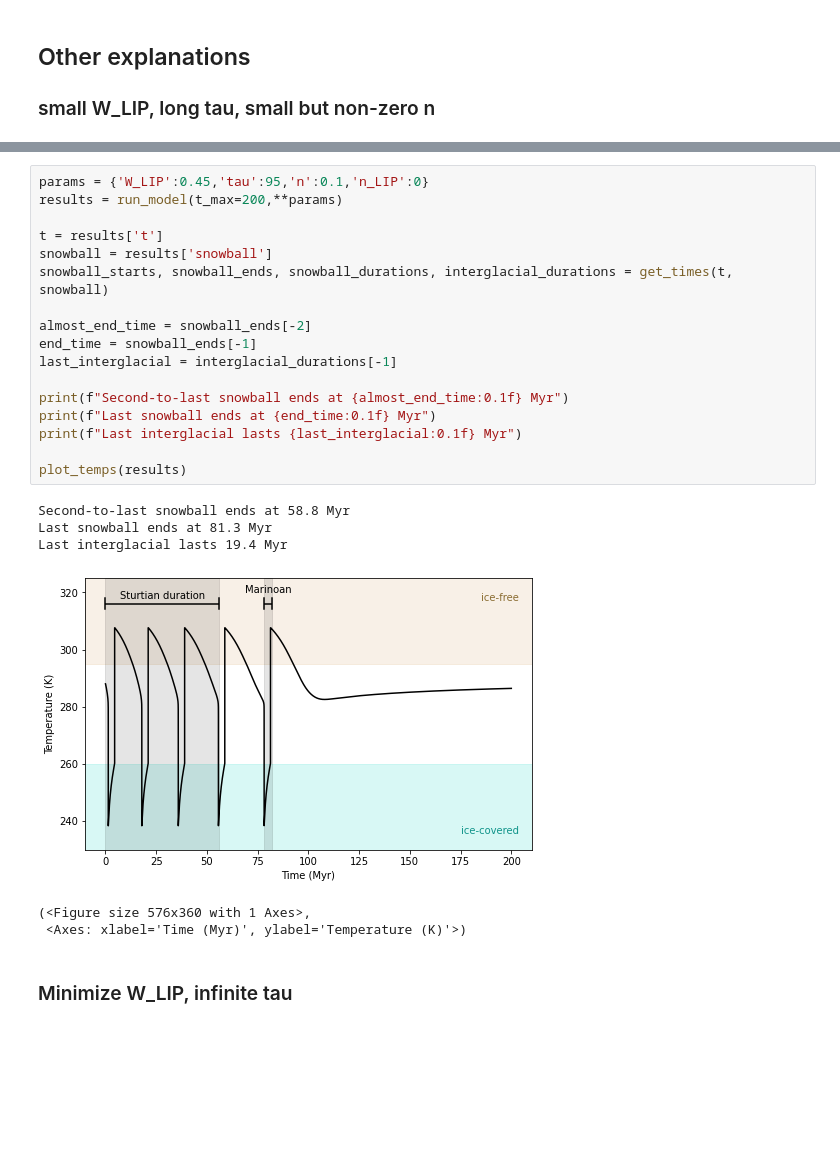
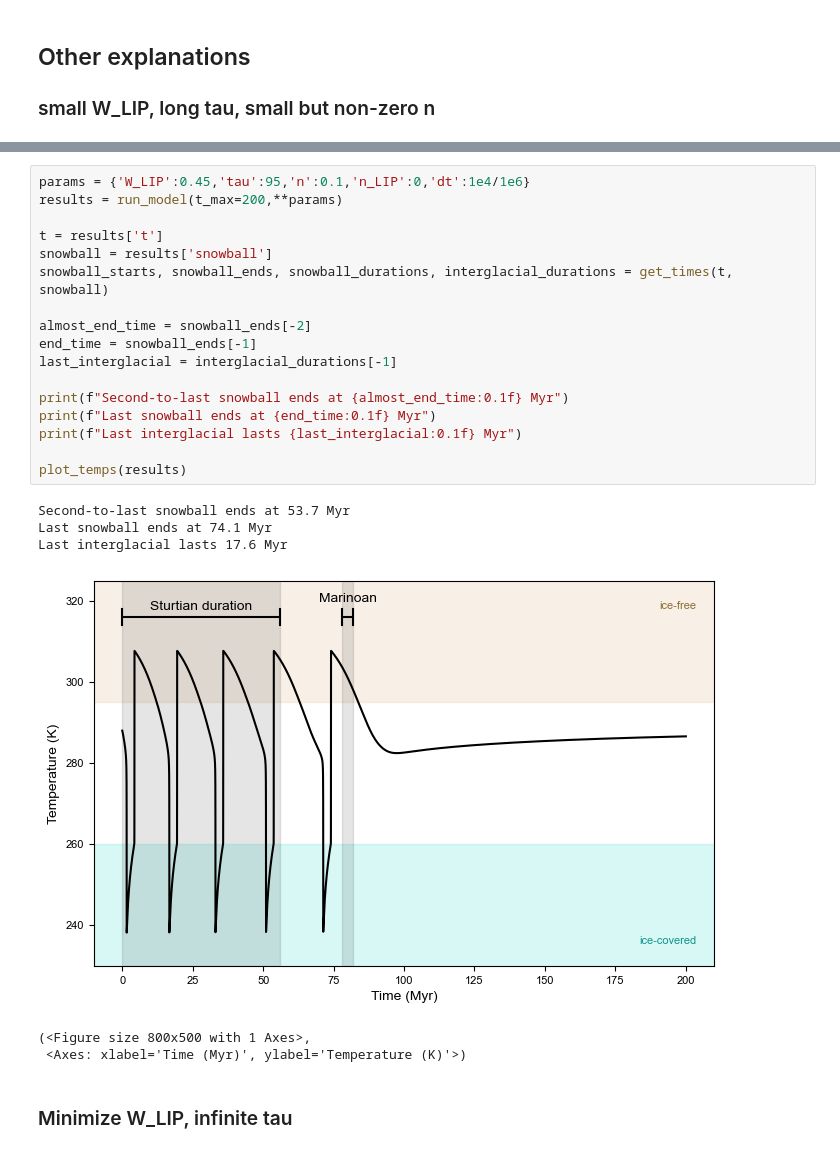
Before and after one commit to cminsky/snowball-limit-cycle, a Jupyter notebook: SI_Marinoan.ipynb, the cells around one changed output, grey strips where cells are left out. Cells and saved outputs as stored; diff of their text form; blank space fills up the shorter version.

```diff
--- a/SI_Marinoan.ipynb
+++ b/SI_Marinoan.ipynb
@@ -136,27 +139,27 @@ Last interglacial lasts 16.8 Myr
  <Axes: xlabel='Time (Myr)', ylabel='Temperature (K)'>)
 # %%
-params = {'W_LIP':0.45,'tau':95,'n':0.1,'n_LIP':0}
+params = {'W_LIP':0.45,'tau':95,'n':0.1,'n_LIP':0,'dt':1e4/1e6}
 results = run_model(t_max=200,**params)
 
 t = results['t']
 snowball = results['snowball']
 snowball_starts, snowball_ends, snowball_durations, interglacial_durations = get_times(t, snowball)
 
 almost_end_time = snowball_ends[-2]
 end_time = snowball_ends[-1]
 last_interglacial = interglacial_durations[-1]
 
 print(f"Second-to-last snowball ends at {almost_end_time:0.1f} Myr")
 print(f"Last snowball ends at {end_time:0.1f} Myr")
 print(f"Last interglacial lasts {last_interglacial:0.1f} Myr")
 
 plot_temps(results)
 # %% [output]
-Second-to-last snowball ends at 58.8 Myr
-Last snowball ends at 81.3 Myr
-Last interglacial lasts 19.4 Myr
+Second-to-last snowball ends at 53.7 Myr
+Last snowball ends at 74.1 Myr
+Last interglacial lasts 17.6 Myr
-[figure, old version]
+[figure, new version]
-(<Figure size 576x360 with 1 Axes>,
+(<Figure size 800x500 with 1 Axes>,
  <Axes: xlabel='Time (Myr)', ylabel='Temperature (K)'>)
 # %% [markdown]
 ### Minimize W_LIP, infinite tau
```
Also changed, not shown: parts of 7 cells of this notebook, 13 other files.
